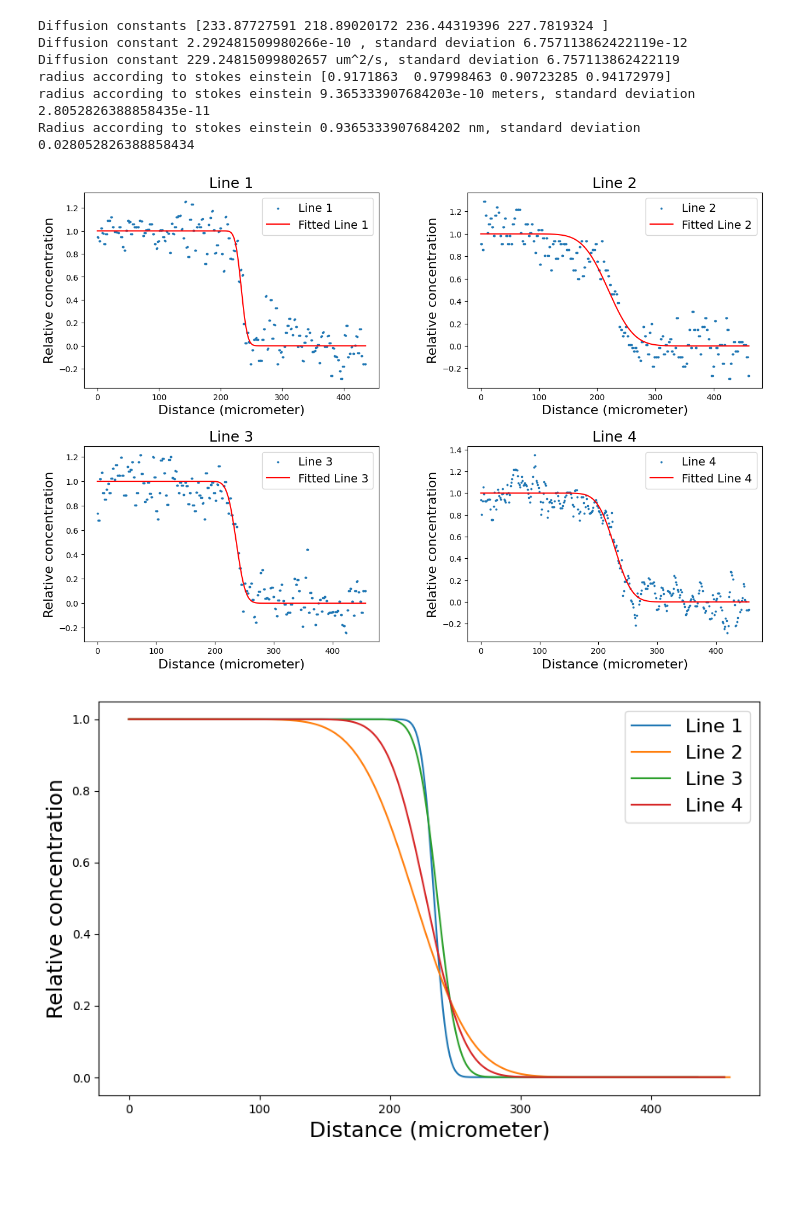
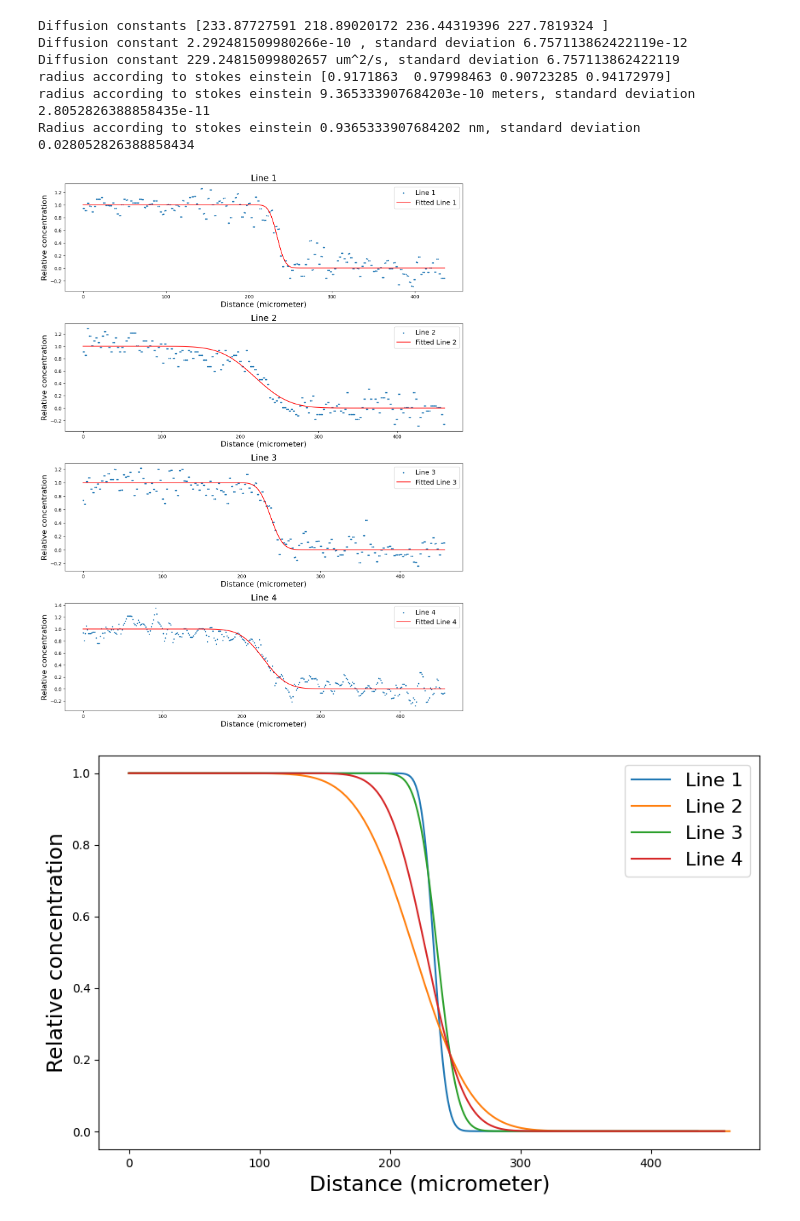
Before and after one commit to MartinKoll/TFY4335, a Jupyter notebook: flow.ipynb, the cells around one changed output. Cells and saved outputs as stored; diff of their text form; code cells hidden in the pictures; blank space fills up the shorter version.

Commit message:
change plot

```diff
--- a/flow.ipynb
+++ b/flow.ipynb
@@ -151,42 +151,42 @@ Radius according to stokes einstein 0.9365333907684202 nm, standard deviation 0.
 # %%
 # Lines
 
-fig, ax = plt.subplots(2,2)
-fig.set_size_inches(15, 10)
-fig.subplots_adjust(hspace=0.3, wspace=0.3)
+fig, ax = plt.subplots(4, 1)
+fig.set_size_inches(15, 20)
+fig.subplots_adjust(hspace=0.3)
 
-ax[0,0].scatter(x1, y1_n, label='Line 1', s=3)
-ax[0,0].plot(x1, ficks1(x1, *params1), label='Fitted Line 1', color='red')
-ax[0,0].set_title('Line 1', fontsize=18)
-ax[0,0].set_xlabel('Distance (micrometer)', fontsize=16)
-ax[0,0].set_ylabel('Relative concentration', fontsize=16)
-ax[0,0].legend(fontsize=14)
+ax[0].scatter(x1, y1_n, label='Line 1', s=3)
+ax[0].plot(x1, ficks1(x1, *params1), label='Fitted Line 1', color='red')
+ax[0].set_title('Line 1', fontsize=18)
+ax[0].set_xlabel('Distance (micrometer)', fontsize=16)
+ax[0].set_ylabel('Relative concentration', fontsize=16)
+ax[0].legend(fontsize=14)
 
-ax[0,1].scatter(x2, y2_n, label='Line 2', s=3)
-ax[0,1].plot(x2, ficks2(x2, *params2), label='Fitted Line 2', color='red')
-ax[0,1].set_title('Line 2', fontsize=18)
-ax[0,1].set_xlabel('Distance (micrometer)',fontsize=16)
-ax[0,1].set_ylabel('Relative concentration', fontsize=16)
-ax[0,1].legend(fontsize=14)
+ax[1].scatter(x2, y2_n, label='Line 2', s=3)
+ax[1].plot(x2, ficks2(x2, *params2), label='Fitted Line 2', color='red')
+ax[1].set_title('Line 2', fontsize=18)
+ax[1].set_xlabel('Distance (micrometer)', fontsize=16)
+ax[1].set_ylabel('Relative concentration', fontsize=16)
+ax[1].legend(fontsize=14)
 
-ax[1,0].scatter(x3, y3_n, label='Line 3', s=3)
-ax[1,0].plot(x3, ficks3(x3, *params3), label='Fitted Line 3', color='red')
-ax[1,0].set_title('Line 3', fontsize=18)
-ax[1,0].set_xlabel('Distance (micrometer)', fontsize=16)
-ax[1,0].set_ylabel('Relative concentration', fontsize=16)
-ax[1,0].legend(fontsize=14)
+ax[2].scatter(x3, y3_n, label='Line 3', s=3)
+ax[2].plot(x3, ficks3(x3, *params3), label='Fitted Line 3', color='red')
+ax[2].set_title('Line 3', fontsize=18)
+ax[2].set_xlabel('Distance (micrometer)', fontsize=16)
+ax[2].set_ylabel('Relative concentration', fontsize=16)
+ax[2].legend(fontsize=14)
 
-ax[1,1].scatter(x4, y4_n, label='Line 4', s=3)
-ax[1,1].plot(x4, ficks4(x4, *params4), label='Fitted Line 4', color='red')
-ax[1,1].set_title('Line 4', fontsize=18)
-ax[1,1].set_xlabel('Distance (micrometer)', fontsize=16)
-ax[1,1].set_ylabel('Relative concentration', fontsize=16)
-ax[1,1].legend(fontsize=14)
-plt.savefig('4_lines.png')
+ax[3].scatter(x4, y4_n, label='Line 4', s=3)
+ax[3].plot(x4, ficks4(x4, *params4), label='Fitted Line 4', color='red')
+ax[3].set_title('Line 4', fontsize=18)
+ax[3].set_xlabel('Distance (micrometer)', fontsize=16)
+ax[3].set_ylabel('Relative concentration', fontsize=16)
+ax[3].legend(fontsize=14)
 
+plt.savefig('4_lines_vertical.png')
 plt.show()
 # %% [output]
-[figure, old version]
+[figure, new version]
 # %%
 # Plot fitted curves
 fig, ax = plt.subplots()
```
Also changed, not shown: 1 other file.
